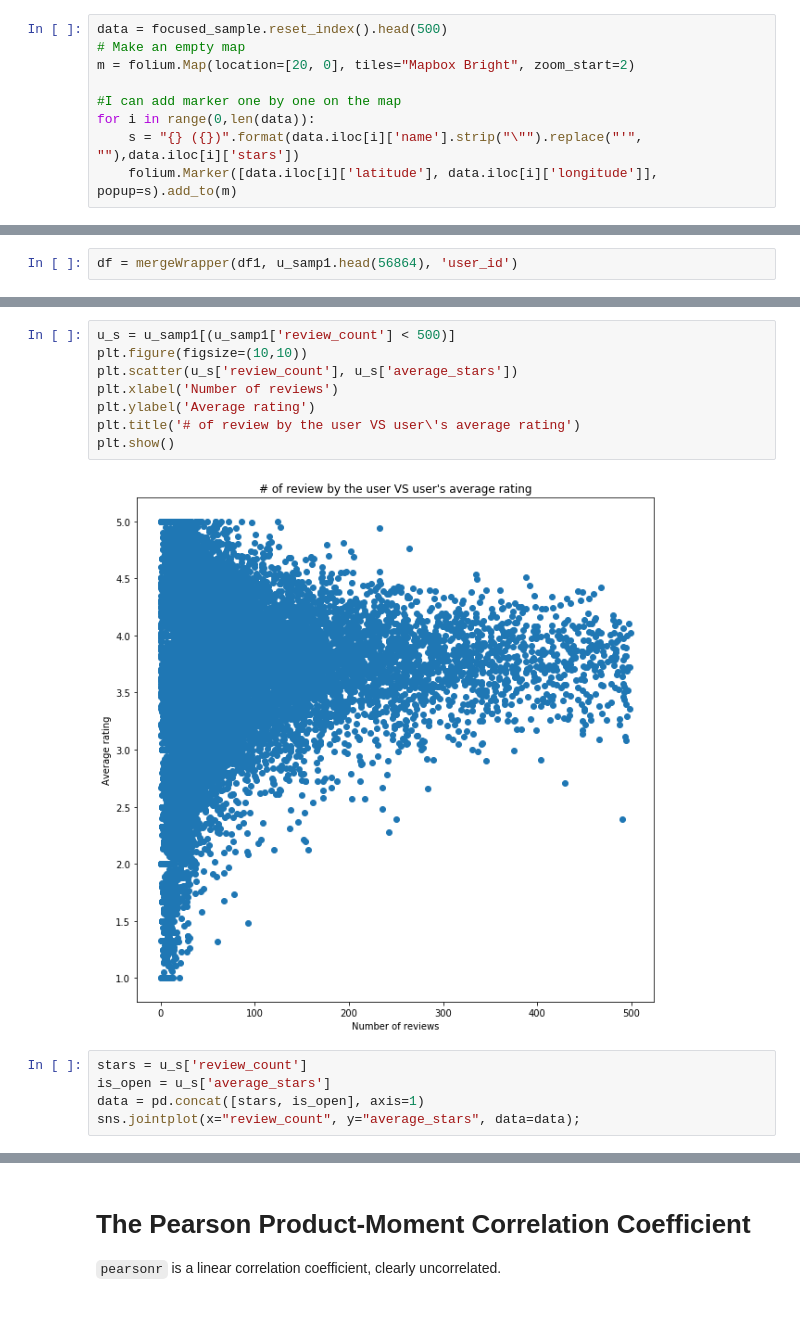
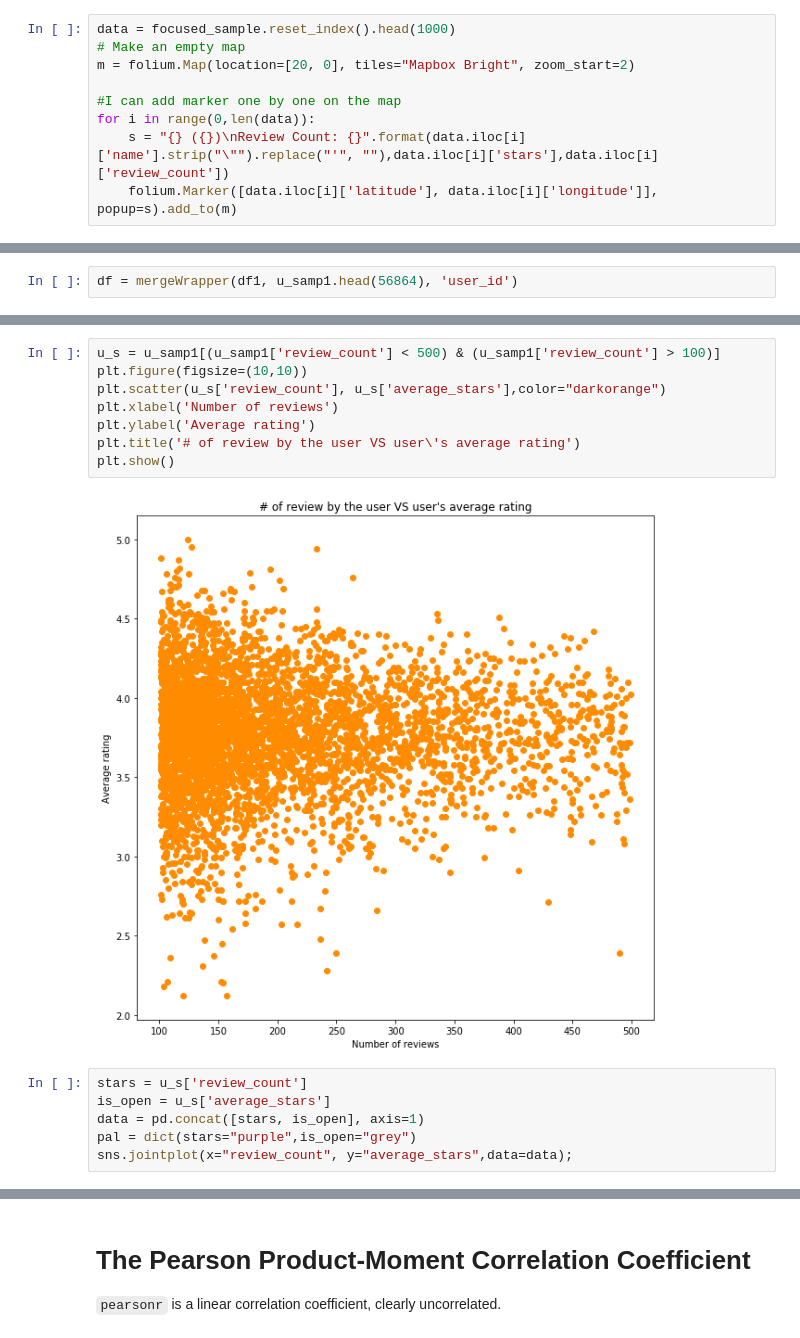
Before and after one commit to TheBetterTeam/GetYelp, a Jupyter notebook: Yelp Data/FocusedClustering.ipynb, the cells around one changed output, grey strips where cells are left out. Cells and saved outputs as stored; diff of their text form.

Commit message:
Should have the fancy graph

```diff
--- a/Yelp Data/FocusedClustering.ipynb
+++ b/Yelp Data/FocusedClustering.ipynb
@@ -182,11 +189,11 @@ plt.show()
 # %%
-data = focused_sample.reset_index().head(500)
+data = focused_sample.reset_index().head(1000)
 # Make an empty map
 m = folium.Map(location=[20, 0], tiles="Mapbox Bright", zoom_start=2)
 
 #I can add marker one by one on the map
 for i in range(0,len(data)):
-    s = "{} ({})".format(data.iloc[i]['name'].strip("\"").replace("'", ""),data.iloc[i]['stars'])
+    s = "{} ({})\nReview Count: {}".format(data.iloc[i]['name'].strip("\"").replace("'", ""),data.iloc[i]['stars'],data.iloc[i]['review_count'])
     folium.Marker([data.iloc[i]['latitude'], data.iloc[i]['longitude']], popup=s).add_to(m)
 # %%
 X = createClusterData(data['latitude'], data['longitude'])
@@ -392,18 +399,19 @@ df.head()
 # %%
-u_s = u_samp1[(u_samp1['review_count'] < 500)]
+u_s = u_samp1[(u_samp1['review_count'] < 500) & (u_samp1['review_count'] > 100)]
 plt.figure(figsize=(10,10))
-plt.scatter(u_s['review_count'], u_s['average_stars'])
+plt.scatter(u_s['review_count'], u_s['average_stars'],color="darkorange")
 plt.xlabel('Number of reviews')
 plt.ylabel('Average rating')
 plt.title('# of review by the user VS user\'s average rating')
 plt.show()
 # %% [output]
-[figure, old version]
+[figure, new version]
 # %%
 stars = u_s['review_count']
 is_open = u_s['average_stars']
 data = pd.concat([stars, is_open], axis=1)
-sns.jointplot(x="review_count", y="average_stars", data=data);
+pal = dict(stars="purple",is_open="grey")
+sns.jointplot(x="review_count", y="average_stars",data=data);
 # %%
 plt.show()
 # %% [output]
```
Also changed, not shown: parts of 8 cells of this notebook.
